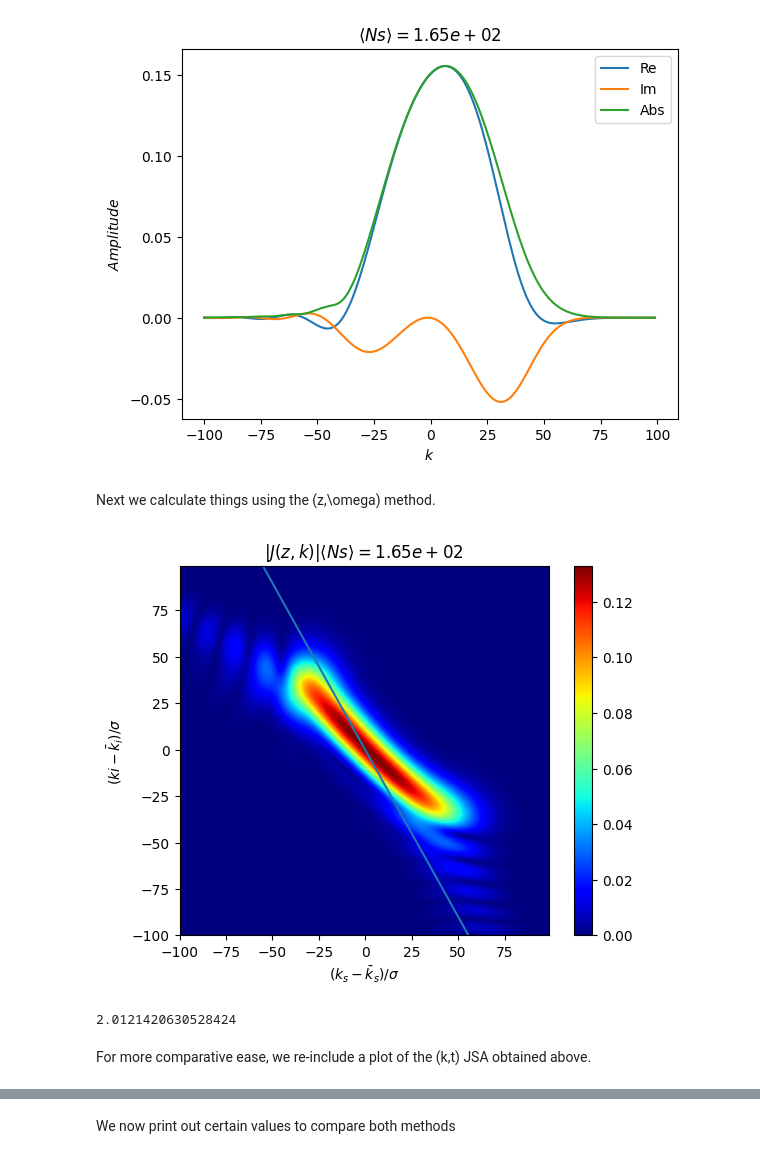
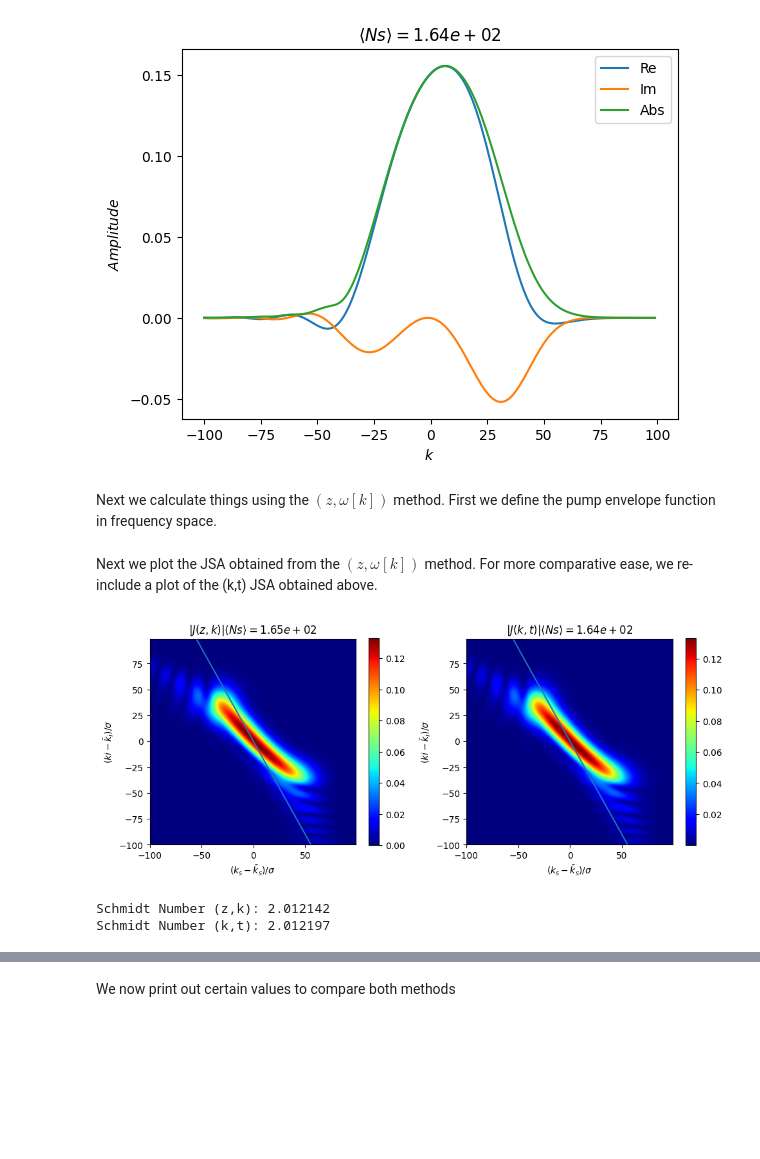
Before and after one commit to polyquantique/NeedALight, a Jupyter notebook: NeedALight/examples/comparing_kt_zw.ipynb, the cells around one changed output, grey strips where cells are left out. Cells and saved outputs as stored; diff of their text form; code cells hidden in the pictures; blank space fills up the shorter version.

```diff
--- a/NeedALight/examples/comparing_kt_zw.ipynb
+++ b/NeedALight/examples/comparing_kt_zw.ipynb
@@ -134,7 +134,7 @@ Next we define the dispersion relations in momentum(k) space and the list of z p
 # %%
 #Defining dispersion relations, (z,t) grids, and pump envolope as a (t,z) matrix
 
-#Dispersion relations. Unlike (z,w) code, we can allow for higher orders of dispersions (terms propto k**2)
+#Dispersion relations. Unlike (z,w) code, we can allow for higher orders of dispersions (terms propto k**2 and higher)
 ws = vs*k + 0.00025*k**2 #-0.0000006*k**3
 wi = vs*k + 0.0001*k**2 #+0.0000002*k**3
 
@@ -145,7 +145,7 @@ z_list = domain_middles_gauss-l/2-dz/2
 #z_list = z_list1[0:-1]
 
 #Time grid
-DELTAt=0.02
+DELTAt=0.2
 #Play around with time vector at your leisure. Currently chosen such that all pulses completely leave the crystal.
 #Also chosen such that pump pulse ends at z=1.
 t=np.arange(0,20+DELTAt,DELTAt)
@@ -223,5 +223,5 @@ plt.show()
 # %% [output]
 [figure]
 # %% [markdown]
-Next we calculate things using the (z,\omega) method.
+Next we calculate things using the $(z,\omega[k])$ method. First we define the pump envelope function in frequency space.
 # %%
@@ -234,25 +234,36 @@ def pump2(x, scale=1):
 Lambda_w = lambda x: pump2(x,scale=sc)
 # %%
 #Generating the Heisenberg propagator.
-K2 = prop_zw(ws,wi,k,kp_w,vp,z_list,domain,z0,Lambda_w)
+K2 = prop_zk(ws,wi,k,kp_w,vp,z_list,domain,z0,Lambda_w)
+# %% [markdown]
+Next we plot the JSA obtained from the $(z,\omega[k])$ method. For more comparative ease, we re-include a plot of the (k,t) JSA obtained above.
 # %%
 #We first remove the free propagating phases.
 Kphaseless2 = phases(K2,k,k,len(z_list)*dz)
 
 #Generates JSA and other relevant matrices.
 J2, Ns2, Schmidt2, M2, Nums2, Numi2 = JSA(Kphaseless2,dk)
 
-fig, ax = plt.subplots()
-im = ax.imshow(np.abs(J2), cmap="jet", origin="lower", extent=[k[0],k[nk-1],k[0],k[nk-1]])
-ax.plot(-(vs/vi)*k,k)
-ax.set_xlabel(r"$(k_{s}-\bar{k}_{s})/\sigma$")
-ax.set_ylabel(r"$(k{i}-\bar{k}_{i})/\sigma$")
-ax.set_title(r"$|J(z, k)|    \langle Ns \rangle = %1.2e $" %Ns2)
+fig, axs = plt.subplots(1, 2, figsize=(10, 4))
+im = axs[0].imshow(np.abs(J2), cmap="jet", origin="lower", extent=[k[0],k[nk-1],k[0],k[nk-1]])
+axs[0].plot(-(vs/vi)*k,k)
+axs[0].set_xlabel(r"$(k_{s}-\bar{k}_{s})/\sigma$")
+axs[0].set_ylabel(r"$(k{i}-\bar{k}_{i})/\sigma$")
+axs[0].set_title(r"$|J(z, k)|    \langle Ns \rangle = %1.2e $" %Ns2)
 plt.colorbar(im, orientation="vertical")
+
+im2 = axs[1].imshow(np.abs(J), cmap="jet", origin="lower", extent=[k[0],k[nk-1],k[0],k[nk-1]]) #The transpose is to properly have Idler on the y-axis.
+axs[1].plot(-(vs/vi)*k,k)
+axs[1].set_xlabel(r"$(k_{s}-\bar{k}_{s})/\sigma$")
+axs[1].set_ylabel(r"$(k{i}-\bar{k}_{i})/\sigma$")
+axs[1].set_title(r"$|J(k, t)|    \langle Ns \rangle = %1.2e $" %Ns)
+plt.colorbar(im2, orientation="vertical")
+
+fig.tight_layout()
 plt.show()
-Schmidt2
+print('Schmidt Number (z,k): %f' %Schmidt2)
+print('Schmidt Number (k,t): %f' %Schmidt)
 # %% [output]
-[figure, old version]
+[figure, new version]
-2.0121420630528424
+Schmidt Number (z,k): 2.012142
+Schmidt Number (k,t): 2.012197
-# %% [markdown]
-For more comparative ease, we re-include a plot of the (k,t) JSA obtained above.
```
Also changed, not shown: parts of 17 cells of this notebook.
